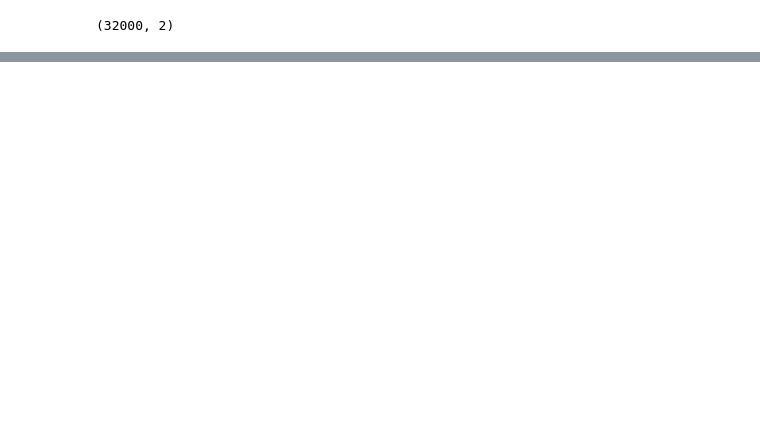
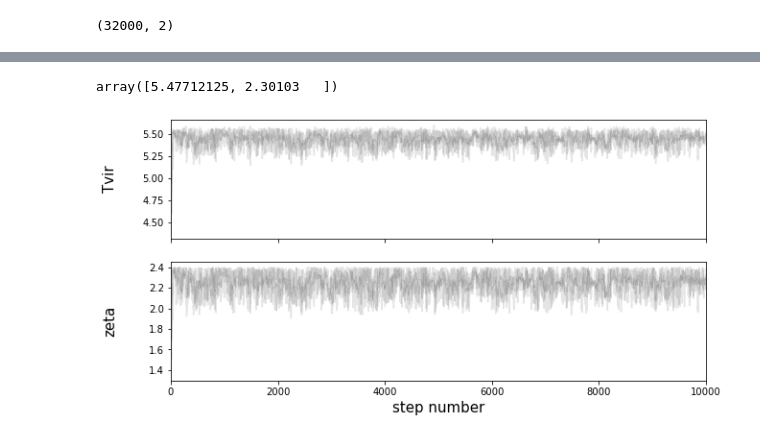
Before and after one commit to suicee/21cmNRE, a Jupyter notebook: Experiments.ipynb, the cells around one changed output, grey strips where cells are left out. Saved outputs shown, nothing was run; the diff lists cells and outputs as text; code cells hidden in the pictures; blank space fills up the shorter version.

```diff
--- a/Experiments.ipynb
+++ b/Experiments.ipynb
@@ -244,0 +132,14 @@ from tools.utils import gridplot
+# %%
+#load test data sample
+
+datas=np.load(f"/work/dante/scripts/Inference_21cm/dataset/summary_data/ns_test/bright5.npy")
+params=np.load("/work/dante/scripts/Inference_21cm/dataset/summary_data/obs_test/bright-y.npy")
+
+true_para=params.copy()
+
+datas=(datas-sum_mean)/sum_std
+params=(params-para_mean)/para_std
+# %%
+true_para
+# %% [output]
+array([5.47712125, 2.30103   ])
@@ -244,0 +192,16 @@ from tools.utils import gridplot
+# %%
+fig, axes = plt.subplots(2, figsize=(10, 5), sharex=True)
+samples = sampler.chain
+samples=samples*para_std+para_mean
+labels = ["Tvir", "zeta"]
+for i in range(ndim):
+    ax = axes[i]
+    for w in range(nwalkers):
+        ax.plot(samples[w, :, i], "k", alpha=0.1)
+    ax.set_xlim(0, len(samples[0]))
+    ax.set_ylabel(labels[i])
+    ax.yaxis.set_label_coords(-0.1, 0.5)
+
+axes[-1].set_xlabel("step number");
+# %% [output]
+[figure, added]
```
Also changed, not shown: parts of 19 cells of this notebook, 2 other files.
